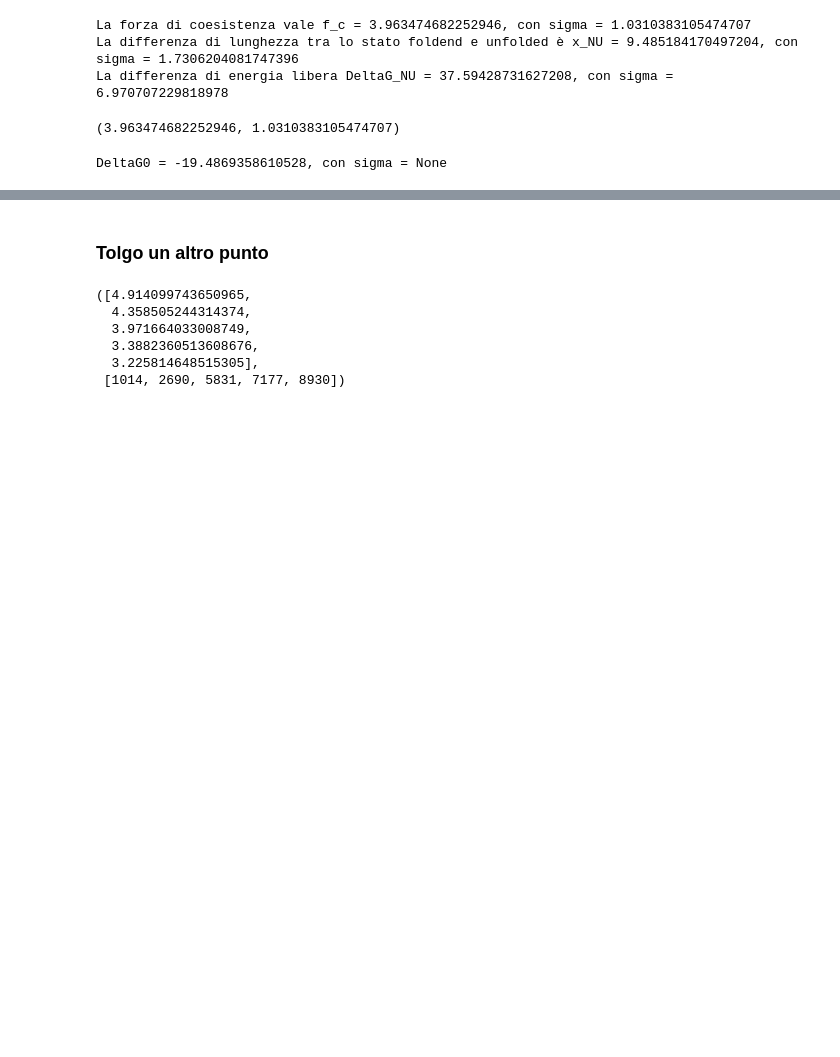
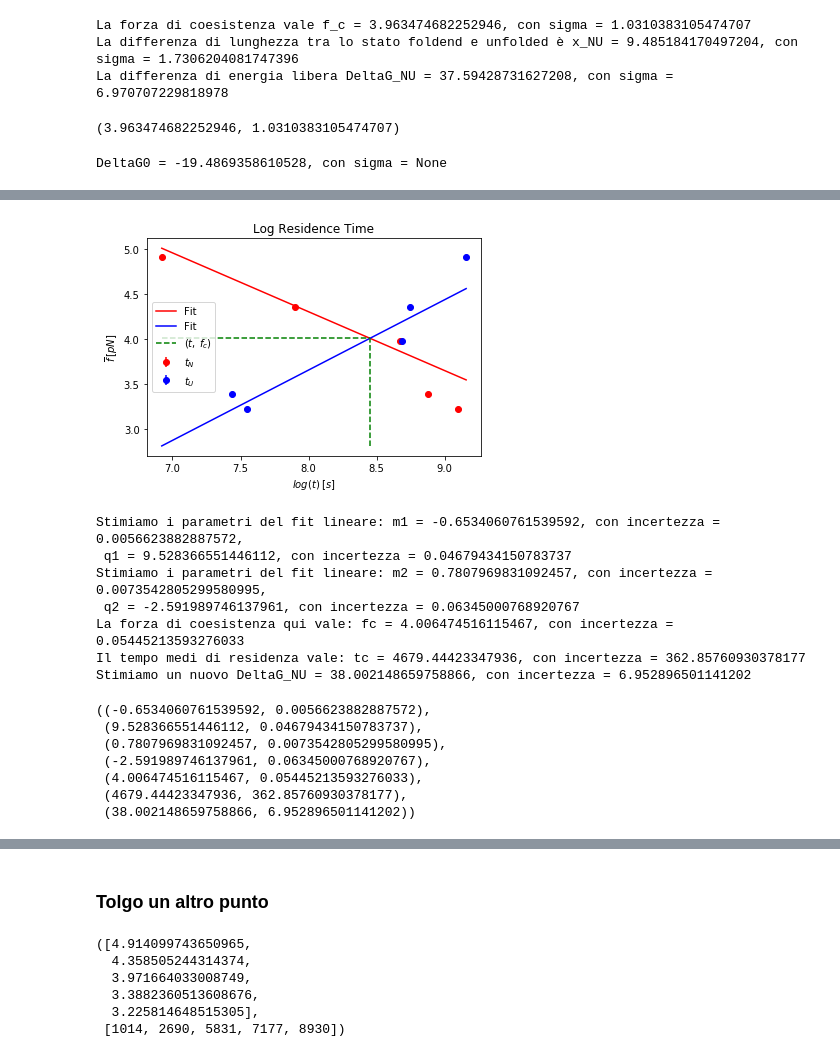
Before and after one commit to RiccardoTancredi/TesiTriennale, a Jupyter notebook: hoppingp5bp15.ipynb, the cells around one changed output, grey strips where cells are left out. Saved outputs shown, nothing was run; the diff lists cells and outputs as text; code cells hidden in the pictures; blank space fills up the shorter version.

```diff
--- a/hoppingp5bp15.ipynb
+++ b/hoppingp5bp15.ipynb
@@ -417,6 +435,7 @@ def remove_element(arr, pos):
 # %%
 # proviamo ad eliminare l'ultimo punto, quello più in alto
 forces_average = remove_element(forces_average, 0)
+forces_average_std = remove_element(forces_average_std, 0)
 w_U = remove_element(w_U, 0)
 w_N = remove_element(w_N, 0)
 sigma_w_U = remove_element(sigma_w_U, 0)
@@ -451,4 +470,22 @@ Il tempo medi di residenza vale: tc = 4043.925050794536, con incertezza = 11590.
 Stimiamo un nuovo DeltaG_NU = 37.58102554410332, con incertezza = 9.471801610751411
+# %%
+grafici.linear_inverse(native_time, unfolded_time, forces_average, forces_average_std)
+# %% [output]
+[figure, added]
+Stimiamo i parametri del fit lineare: m1 = -0.6534060761539592, con incertezza = 0.0056623882887572,
+ q1 = 9.528366551446112, con incertezza = 0.04679434150783737
+Stimiamo i parametri del fit lineare: m2 = 0.7807969831092457, con incertezza = 0.0073542805299580995,
+ q2 = -2.591989746137961, con incertezza = 0.06345000768920767
+La forza di coesistenza qui vale: fc = 4.006474516115467, con incertezza = 0.05445213593276033
+Il tempo medi di residenza vale: tc = 4679.44423347936, con incertezza = 362.85760930378177
+Stimiamo un nuovo DeltaG_NU = 38.002148659758866, con incertezza = 6.952896501141202
+((-0.6534060761539592, 0.0056623882887572),
+ (9.528366551446112, 0.04679434150783737),
+ (0.7807969831092457, 0.0073542805299580995),
+ (-2.591989746137961, 0.06345000768920767),
+ (4.006474516115467, 0.05445213593276033),
+ (4679.44423347936, 362.85760930378177),
+ (38.002148659758866, 6.952896501141202))
 # %%
 f_c, t_c
 # %% [output]
```
Also changed, not shown: parts of 8 cells of this notebook, 1 other file.
